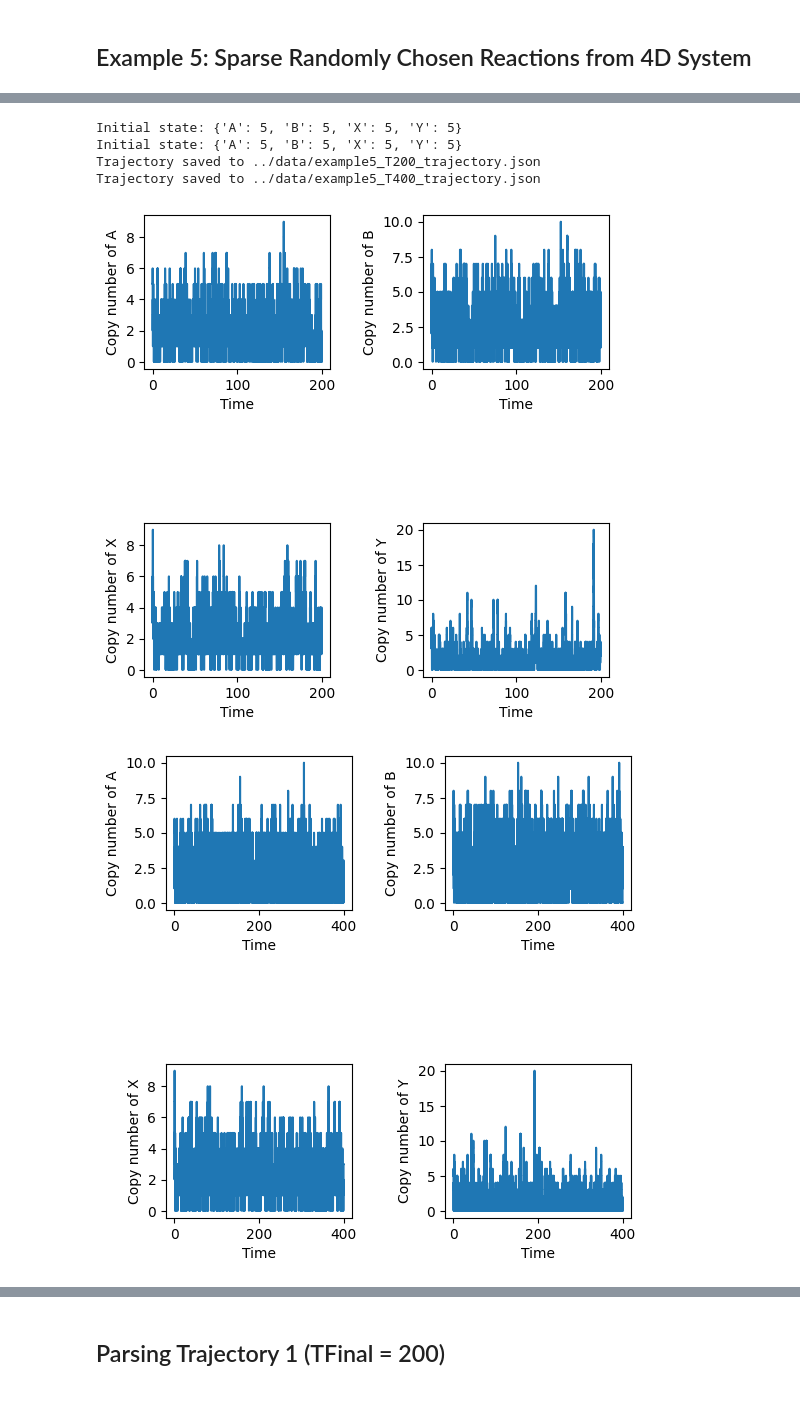
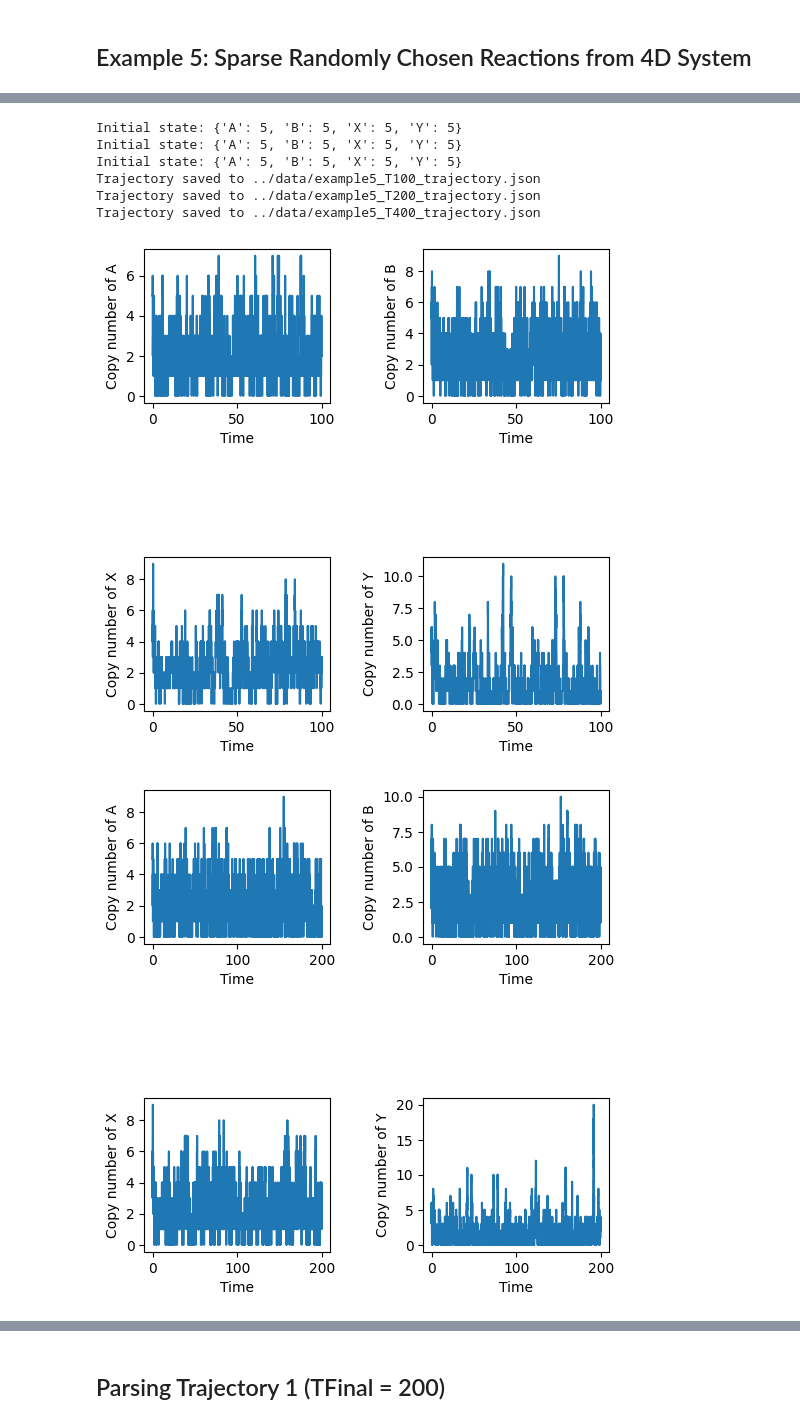
Before and after one commit to ssindiUCM/BayesCRNInference, a Jupyter notebook: examples/example5.ipynb, the cells around one changed output, grey strips where cells are left out. Cells and saved outputs as stored; diff of their text form; code cells hidden in the pictures.

```diff
--- a/examples/example5.ipynb
+++ b/examples/example5.ipynb
@@ -107,42 +134,60 @@ reactionNetwork = CRN(species_names=species_names,
 data_dir = "../data"  # relative to examples/ folder
 os.makedirs(data_dir, exist_ok=True)
 
-Tfinal1 = 200
-Tfinal2 = 400
+Tfinal1 = 100
+Tfinal2 = 200
+Tfinal3 = 400
 
-# Generate trajectory (T = 200)
+# Generate trajectory (T = 100)
 time_list1, state_list1 = generate_single_trajectory(
     reactionNetwork,
     parameter_values,
     species_names,
     finalTime=Tfinal1,   # adjust as needed
     minVal=5,
     maxVal=5,
     seed=42          # for reproducibility
 )
 
-# Generate trajectory (T = 400)
+# Generate trajectory (T = 200)
 time_list2, state_list2 = generate_single_trajectory(
     reactionNetwork,
     parameter_values,
     species_names,
     finalTime=Tfinal2,   # adjust as needed
     minVal=5,
     maxVal=5,
     seed=42          # for reproducibility
 )
 
+# Generate trajectory (T = 400)
+time_list3, state_list3 = generate_single_trajectory(
+    reactionNetwork,
+    parameter_values,
+    species_names,
+    finalTime=Tfinal3,   # adjust as needed
+    minVal=5,
+    maxVal=5,
+    seed=42          # for reproducibility
+)
+
 # Save trajectory to JSON
-trajectory_file = os.path.join(data_dir, "example5_T200_trajectory.json")
+trajectory_file = os.path.join(data_dir, "example5_T100_trajectory.json")
 save_trajectory(time_list1, state_list1, filename=trajectory_file)
 
 # Save trajectory to JSON
+trajectory_file = os.path.join(data_dir, "example5_T200_trajectory.json")
+save_trajectory(time_list2, state_list2, filename=trajectory_file)
+
+# Save trajectory to JSON
 trajectory_file = os.path.join(data_dir, "example5_T400_trajectory.json")
-save_trajectory(time_list2, state_list2, filename=trajectory_file)
+save_trajectory(time_list3, state_list3, filename=trajectory_file)
 # %% [output]
 Initial state: {'A': 5, 'B': 5, 'X': 5, 'Y': 5}
 Initial state: {'A': 5, 'B': 5, 'X': 5, 'Y': 5}
+Initial state: {'A': 5, 'B': 5, 'X': 5, 'Y': 5}
+Trajectory saved to ../data/example5_T100_trajectory.json
 Trajectory saved to ../data/example5_T200_trajectory.json
 Trajectory saved to ../data/example5_T400_trajectory.json
-[figure, old version]
+[figure, new version]
-[figure, old version]
+[figure, new version]
```
Also changed, not shown: parts of 6 cells of this notebook, 7 other files.
